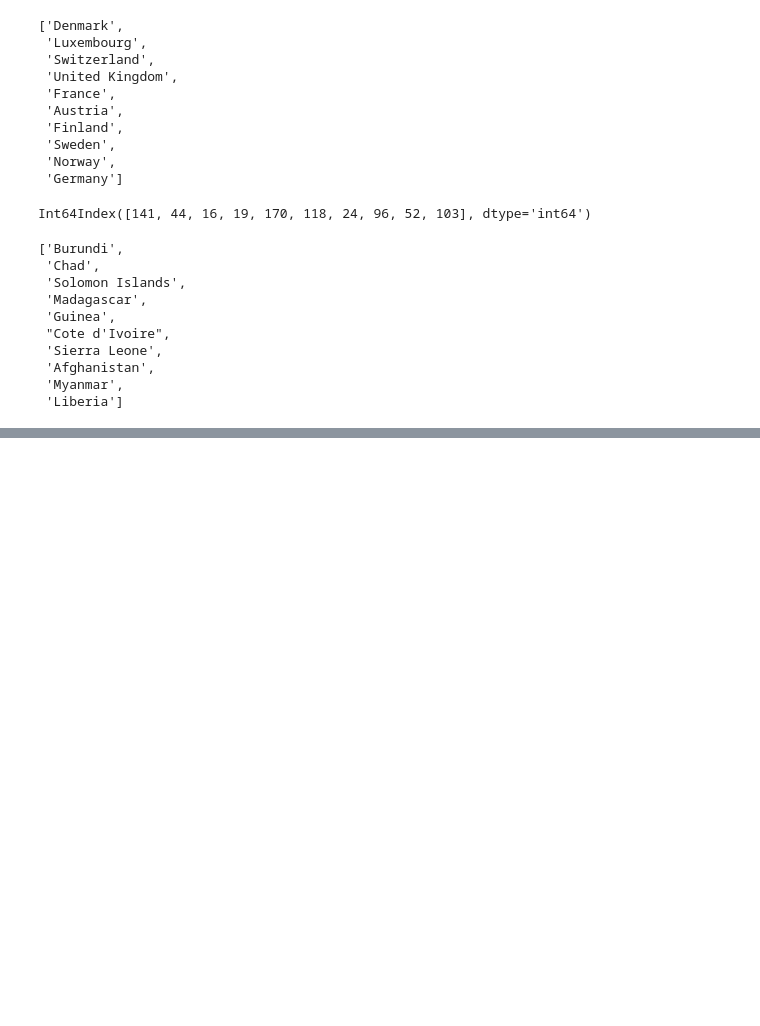
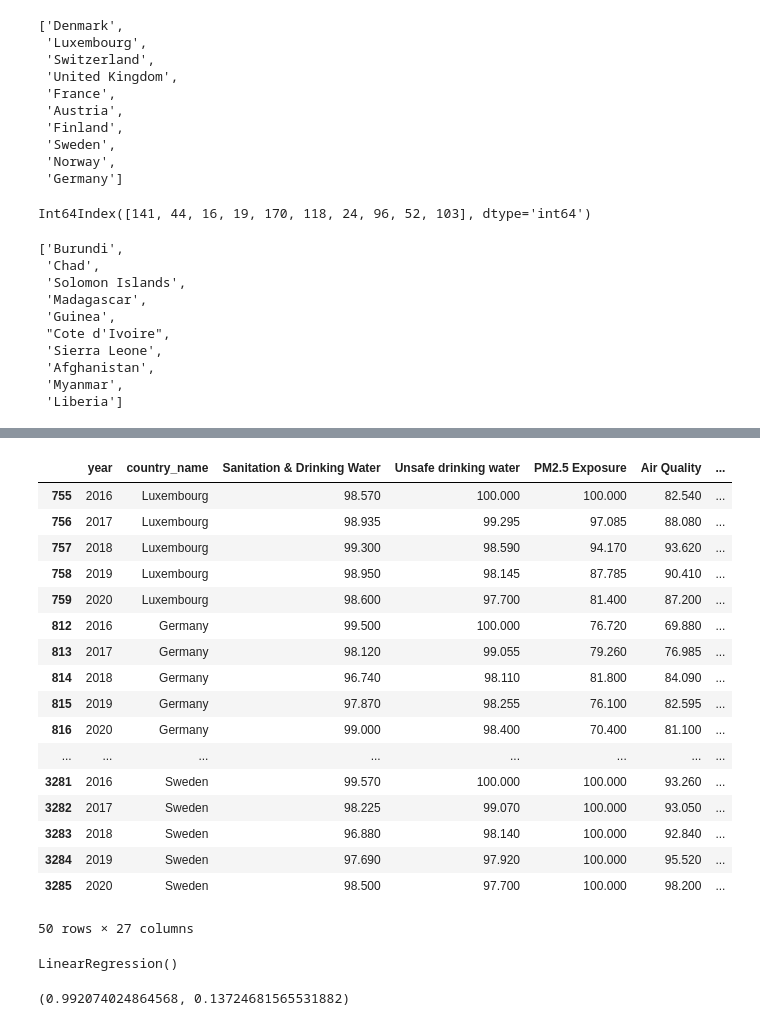
Before and after one commit to Avanyali/EPIDemographicModel, a Jupyter notebook: dan's notebooks/models.ipynb, the cells around one changed output, grey strips where cells are left out. Drawn from its saved outputs; the diff is of its cells as text; code cells hidden in the pictures; blank space fills up the shorter version.

```diff
--- a/dan's notebooks/models.ipynb
+++ b/dan's notebooks/models.ipynb
@@ -62,0 +119,3 @@ ValueError: The truth value of a Series is ambiguous. Use a.empty, a.bool(), a.i
+# %%
+top_10_df = df[df['country_name'].isin(top_country_list)]
+bot_10_df = df[df['country_name'].isin(bot_country_list)]
@@ -62,0 +608,3 @@ ValueError: The truth value of a Series is ambiguous. Use a.empty, a.bool(), a.i
+# %%
+top_10_df_pre15 = top_10_df[top_10_df['year'] <= 2015]
+top_10_df_post15 = top_10_df[top_10_df['year'] > 2015]
@@ -62,0 +627,21 @@ ValueError: The truth value of a Series is ambiguous. Use a.empty, a.bool(), a.i
+# %%
+top_10_df_post15
+# %% [output]
+|  | year | country_name | Sanitation & Drinking Water | Unsafe drinking water | PM2.5 Exposure | Air Quality | ... |
+| 755 | 2016 | Luxembourg | 98.570 | 100.000 | 100.000 | 82.540 | ... |
+| 756 | 2017 | Luxembourg | 98.935 | 99.295 | 97.085 | 88.080 | ... |
+| 757 | 2018 | Luxembourg | 99.300 | 98.590 | 94.170 | 93.620 | ... |
+| 758 | 2019 | Luxembourg | 98.950 | 98.145 | 87.785 | 90.410 | ... |
+| 759 | 2020 | Luxembourg | 98.600 | 97.700 | 81.400 | 87.200 | ... |
+| 812 | 2016 | Germany | 99.500 | 100.000 | 76.720 | 69.880 | ... |
+| 813 | 2017 | Germany | 98.120 | 99.055 | 79.260 | 76.985 | ... |
+| 814 | 2018 | Germany | 96.740 | 98.110 | 81.800 | 84.090 | ... |
+| 815 | 2019 | Germany | 97.870 | 98.255 | 76.100 | 82.595 | ... |
+| 816 | 2020 | Germany | 99.000 | 98.400 | 70.400 | 81.100 | ... |
+| ... | ... | ... | ... | ... | ... | ... | ... |
+| 3281 | 2016 | Sweden | 99.570 | 100.000 | 100.000 | 93.260 | ... |
+| 3282 | 2017 | Sweden | 98.225 | 99.070 | 100.000 | 93.050 | ... |
+| 3283 | 2018 | Sweden | 96.880 | 98.140 | 100.000 | 92.840 | ... |
+| 3284 | 2019 | Sweden | 97.690 | 97.920 | 100.000 | 95.520 | ... |
+| 3285 | 2020 | Sweden | 98.500 | 97.700 | 100.000 | 98.200 | ... |
+50 rows × 27 columns
@@ -62,0 +655,8 @@ ValueError: The truth value of a Series is ambiguous. Use a.empty, a.bool(), a.i
+# %%
+lr.fit(X_train,y_train)
+# %% [output]
+LinearRegression()
+# %%
+lr.score(X_train,y_train), lr.score(X_test,y_test)
+# %% [output]
+(0.992074024864568, 0.13724681565531882)
```
Also changed, not shown: parts of 50 cells of this notebook.
